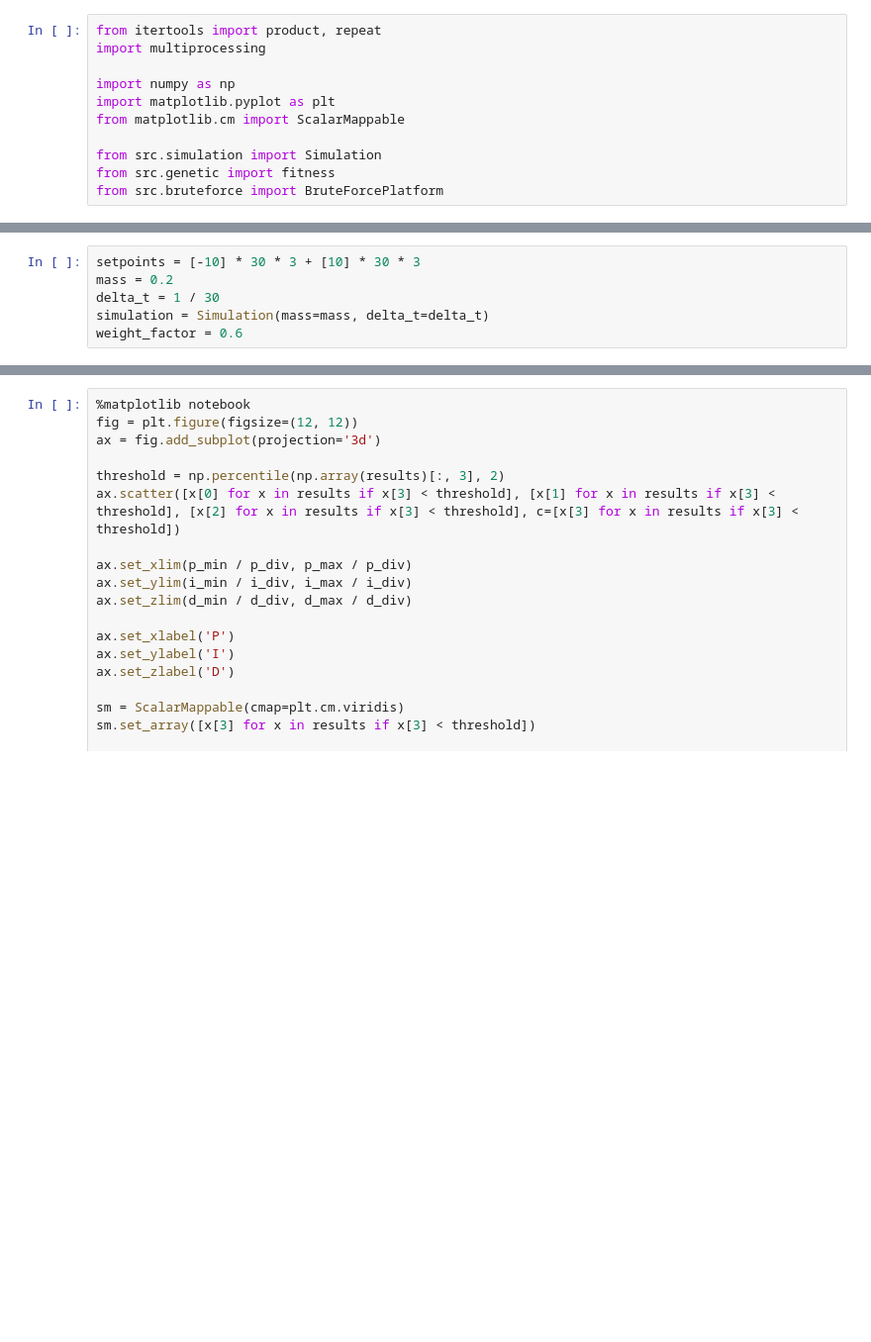
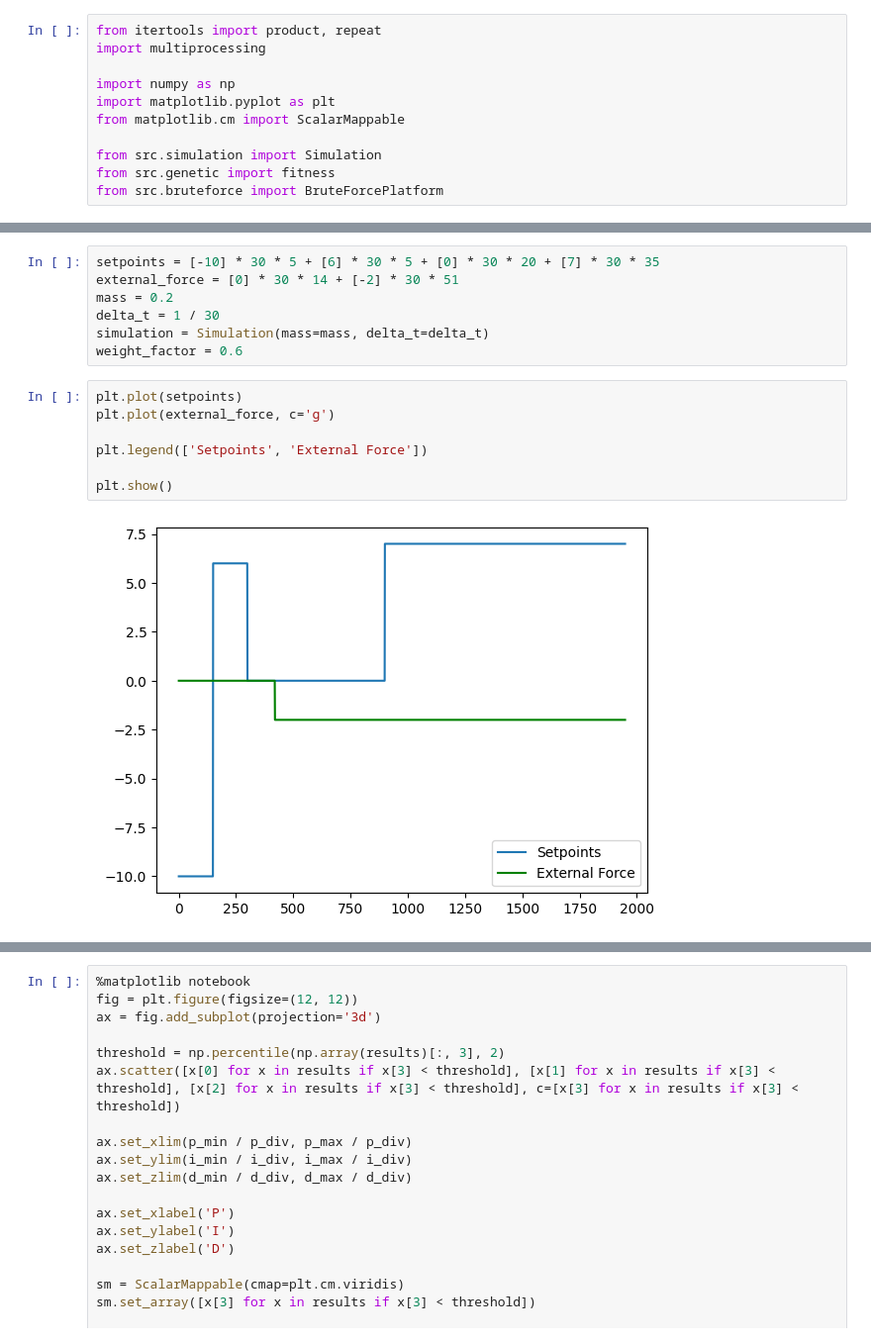
Before and after one commit to Graf-J/PID-Optimization, a Jupyter notebook: brute_force.ipynb, the cells around one changed output, grey strips where cells are left out. Shown at 99% size. Drawn from its saved outputs; the diff is of its cells as text; blank space fills up the shorter version.

Commit message:
Add External Force to Simulation and Visualzation

```diff
--- a/brute_force.ipynb
+++ b/brute_force.ipynb
@@ -35,9 +35,19 @@ num_pid_combinations
 # %%
-setpoints = [-10] * 30 * 3 + [10] * 30 * 3
+setpoints = [-10] * 30 * 5 + [6] * 30 * 5 + [0] * 30 * 20 + [7] * 30 * 35
+external_force = [0] * 30 * 14 + [-2] * 30 * 51
 mass = 0.2
 delta_t = 1 / 30
 simulation = Simulation(mass=mass, delta_t=delta_t)
 weight_factor = 0.6
+# %%
+plt.plot(setpoints)
+plt.plot(external_force, c='g')
+
+plt.legend(['Setpoints', 'External Force'])
+
+plt.show()
+# %% [output]
+[figure, added]
 # %%
 pool = multiprocessing.Pool(multiprocessing.cpu_count())
 results = pool.starmap(
```
Also changed, not shown: parts of 4 cells of this notebook, 7 other files.
